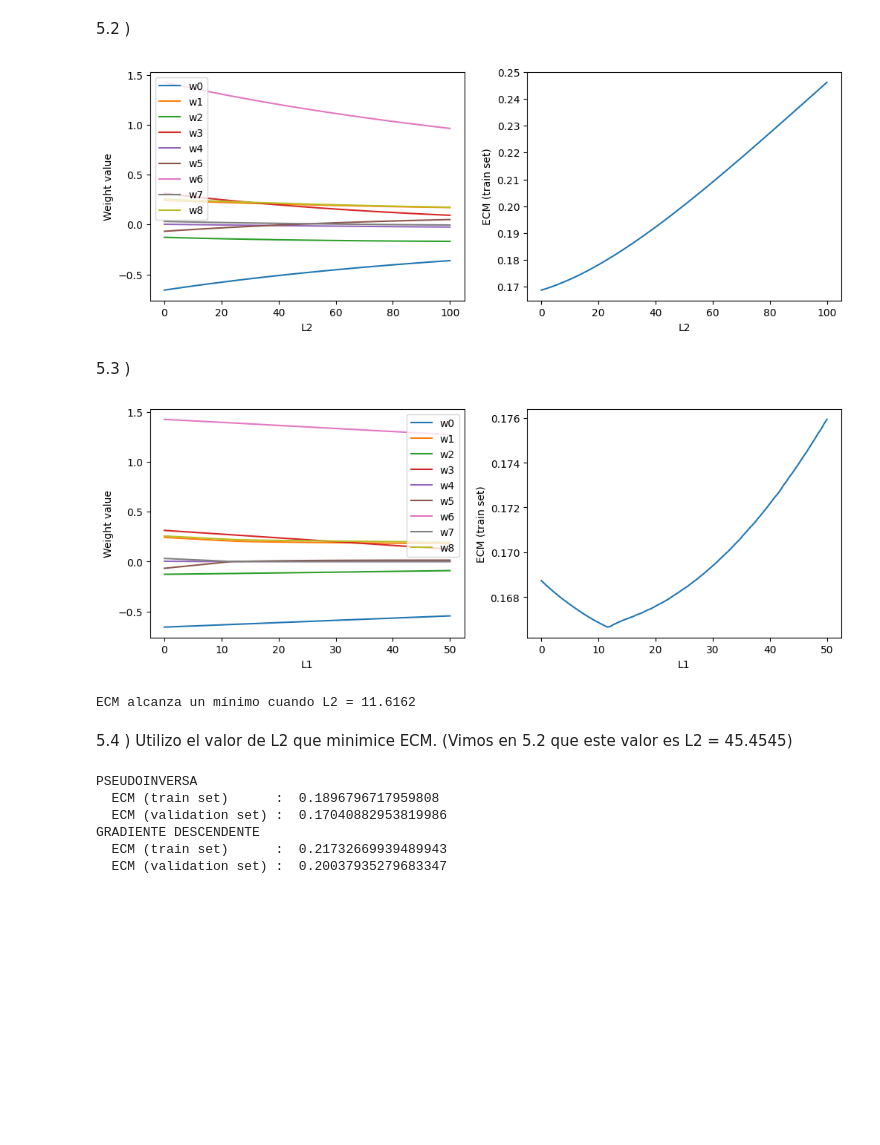
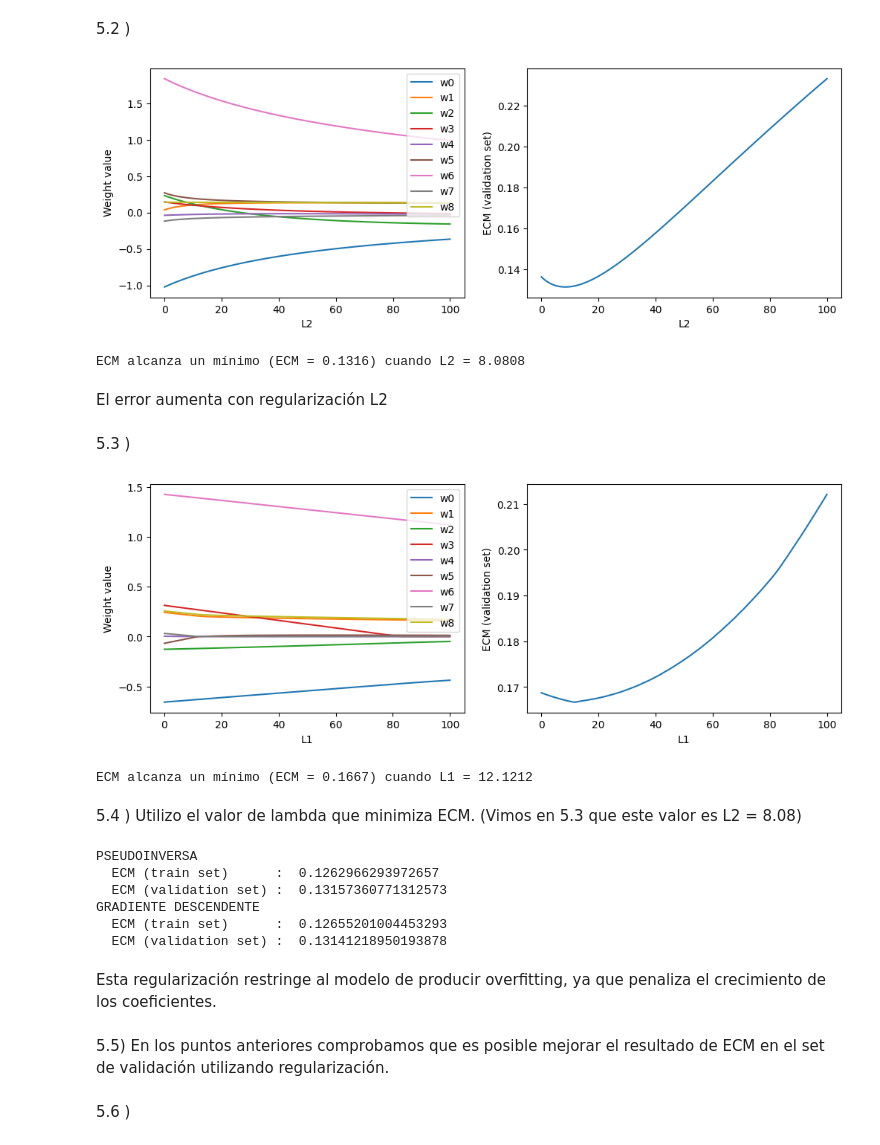
Before and after one commit to NazaGonella/TP01-machine-learning, a Jupyter notebook: Entrega_TP1_05.ipynb, the cells around one changed output. Drawn from its saved outputs; the diff is of its cells as text; code cells hidden in the pictures; blank space fills up the shorter version.

```diff
--- a/Entrega_TP1_05.ipynb
+++ b/Entrega_TP1_05.ipynb
@@ -52,41 +52,47 @@ train_standarized.head()
 # %%
 L2s : list[float] = np.linspace(0, 100, 100)
 ECM2s : list[float] = []
 coefsL2 : list[tuple[float, float, float]] = []
 for l in L2s:
     lin : LinealReg = LinealReg(train_standarized.drop(columns='price').to_numpy(), train_standarized['price'].to_numpy(), L2=l)
-    lin.fit_gradient_descent(step_size=0.000005, tolerance=0.5, max_number_of_steps=1000)
+    # lin.fit_gradient_descent(step_size=0.000005, tolerance=0.5, max_number_of_steps=1000)
+    lin.fit_pseudo_inverse()
     coefsL2.append(lin.coef)
     # ECM2s.append(lin.error_cuadratico_medio())
     ECM2s.append(lin.error_cuadratico_medio(validation_set_x=validation_standarized.drop(columns=['price']).to_numpy(), validation_set_y=validation_standarized['price'].to_numpy()))
 
 plt.figure(figsize=(12, 4))
 plt.subplot(1, 2, 1)
 for i in range(np.array(coefsL2).shape[1]):
     plt.plot(L2s, np.array(coefsL2)[:, i], label=f'w{i}')
 plt.xlabel('L2')
 plt.ylabel('Weight value')
 plt.legend()
 plt.subplot(1, 2, 2)
 L2s : list[float] = np.linspace(0, 100, 100)
 plt.xlabel('L2')
-plt.ylabel('ECM (train set)')
+plt.ylabel('ECM (validation set)')
 plt.plot(L2s, ECM2s)
 plt.show()
+print(f"ECM alcanza un mínimo (ECM = {ECM2s[np.argmin(ECM2s)]:.4f}) cuando L2 = {L2s[np.argmin(ECM2s)]:.4f}")
 # %% [output]
-[figure, old version]
+[figure, new version]
+ECM alcanza un mínimo (ECM = 0.1316) cuando L2 = 8.0808
+# %% [markdown]
+El error aumenta con regularización L2
 # %% [markdown]
 5.3 )
 # %%
-L1s : list[float] = np.linspace(0, 50, 100)
+L1s : list[float] = np.linspace(0, 100, 100)
 ECM1s : list[float] = []
 coefsL1 : list[tuple[float, float, float]] = []
 for l in L1s:
     lin : LinealReg = LinealReg(train_standarized.drop(columns='price').to_numpy(), train_standarized['price'].to_numpy(), L1=l)
     lin.fit_gradient_descent(step_size=0.000005, tolerance=0.5, max_number_of_steps=1000)
+    # lin.fit_pseudo_inverse()
     coefsL1.append(lin.coef)
+    # ECM1s.append(lin.error_cuadratico_medio())
     ECM1s.append(lin.error_cuadratico_medio(validation_set_x=validation_standarized.drop(columns=['price']).to_numpy(), validation_set_y=validation_standarized['price'].to_numpy()))
-    # ECM1s.append(lin.error_cuadratico_medio())
 
 plt.figure(figsize=(12, 4))
 plt.subplot(1, 2, 1)
@@ -96,32 +102,38 @@ plt.xlabel('L1')
 plt.ylabel('Weight value')
 plt.legend()
 plt.subplot(1, 2, 2)
-L1s : list[float] = np.linspace(0, 50, 100)
+L1s : list[float] = np.linspace(0, 100, 100)
 plt.xlabel('L1')
-plt.ylabel('ECM (train set)')
+plt.ylabel('ECM (validation set)')
 plt.plot(L1s, ECM1s)
 plt.show()
-print(f"ECM alcanza un mínimo cuando L1 = {L1s[np.argmin(ECM1s)]:.4f}")
+print(f"ECM alcanza un mínimo (ECM = {ECM1s[np.argmin(ECM1s)]:.4f}) cuando L1 = {L1s[np.argmin(ECM1s)]:.4f}")
 # %% [output]
-[figure, old version]
+[figure, new version]
-ECM alcanza un mínimo cuando L2 = 11.6162
+ECM alcanza un mínimo (ECM = 0.1667) cuando L1 = 12.1212
 # %% [markdown]
-5.4 ) Utilizo el valor de L2 que minimice ECM. (Vimos en 5.2 que este valor es L2 = 45.4545)
+5.4 ) Utilizo el valor de lambda que minimiza ECM. (Vimos en 5.3 que este valor es L2 = 8.08)
 # %%
-lin : LinealReg = LinealReg(train_standarized.drop(columns='price').to_numpy(), train_standarized['price'].to_numpy(), L2=l)
+lin : LinealReg = LinealReg(train_standarized.drop(columns='price').to_numpy(), train_standarized['price'].to_numpy(), L2=8.08)
 lin.fit_pseudo_inverse()
 print("PSEUDOINVERSA")
 print("  ECM (train set)      : ", lin.error_cuadratico_medio())
 print("  ECM (validation set) : ", lin.error_cuadratico_medio(validation_set_x=validation_standarized.drop(columns=['price']).to_numpy(), validation_set_y=validation_standarized['price'].to_numpy()))
-lin : LinealReg = LinealReg(train_standarized.drop(columns='price').to_numpy(), train_standarized['price'].to_numpy(), L2=l)
-lin.fit_gradient_descent(step_size=0.000005, tolerance=0.5, max_number_of_steps=1000)
+lin : LinealReg = LinealReg(train_standarized.drop(columns='price').to_numpy(), train_standarized['price'].to_numpy(), L2=8.08)
+lin.fit_gradient_descent(step_size=0.000005, tolerance=-1, max_number_of_steps=10000)
 print("GRADIENTE DESCENDENTE")
 print("  ECM (train set)      : ", lin.error_cuadratico_medio())
 print("  ECM (validation set) : ", lin.error_cuadratico_medio(validation_set_x=validation_standarized.drop(columns=['price']).to_numpy(), validation_set_y=validation_standarized['price'].to_numpy()))
 # %% [output]
 PSEUDOINVERSA
-  ECM (train set)      :  0.1896796717959808
-  ECM (validation set) :  0.17040882953819986
+  ECM (train set)      :  0.1262966293972657
+  ECM (validation set) :  0.13157360771312573
 GRADIENTE DESCENDENTE
-  ECM (train set)      :  0.21732669939489943
-  ECM (validation set) :  0.20037935279683347
+  ECM (train set)      :  0.12655201004453293
+  ECM (validation set) :  0.13141218950193878
+# %% [markdown]
+Esta regularización restringe al modelo de producir overfitting, ya que penaliza el crecimiento de los coeficientes.
+# %% [markdown]
+5.5) En los puntos anteriores comprobamos que es posible mejorar el resultado de ECM en el set de validación utilizando regularización.
+# %% [markdown]
+5.6 )
```
